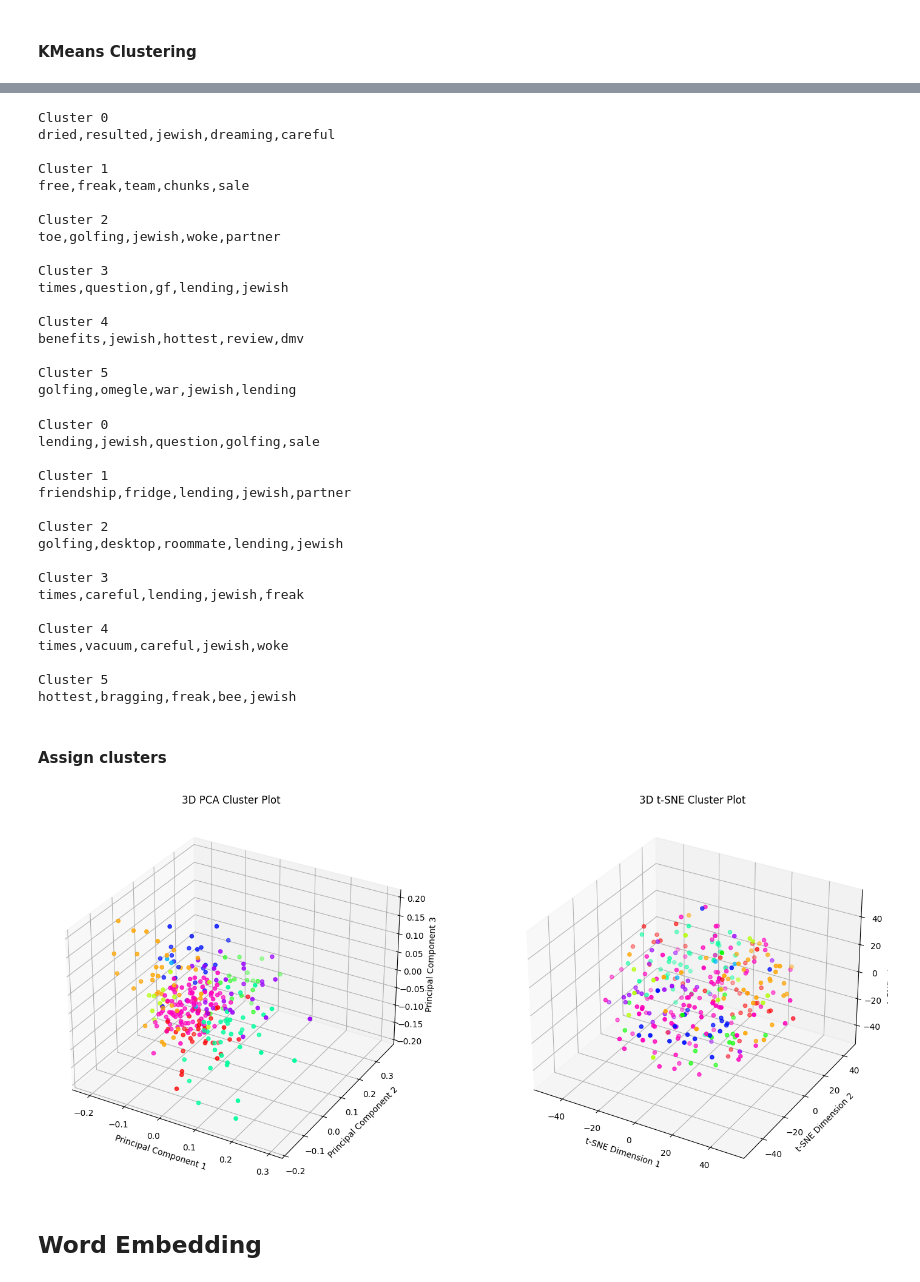
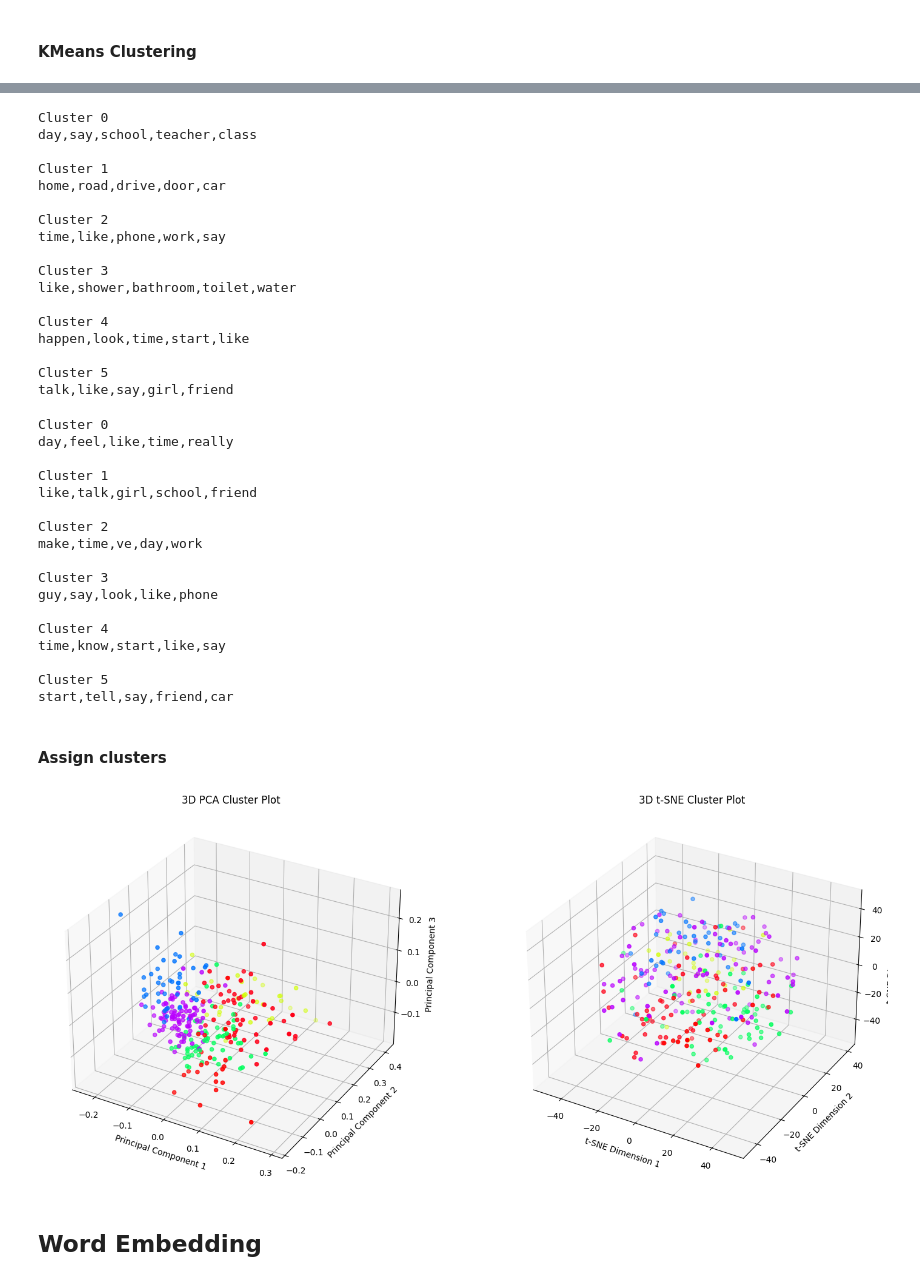
Before and after one commit to KacpiPL/Text_mining_tifu, a Jupyter notebook: scripts/2_clustering.ipynb, the cells around one changed output, grey strips where cells are left out. Drawn from its saved outputs; the diff is of its cells as text; code cells hidden in the pictures.

```diff
--- a/scripts/2_clustering.ipynb
+++ b/scripts/2_clustering.ipynb
@@ -31,5 +29,5 @@ import seaborn as sns
 # %%
-df = pd.read_pickle('../data/tifu_cleaned.pkl')
+df = pd.read_pickle('../data/tifu_cleaned_2.pkl')
 # %% [markdown]
 ## Clustering
 # %% [markdown]
@@ -91,52 +88,52 @@ plt.show()
 # %%
-get_top_keywords(text_tfidf, clusters_tfidf, tfidf.get_feature_names_out(), 5)
+cf.get_top_keywords(text_tfidf, clusters_tfidf, tfidf.get_feature_names_out(), 5)
 # %% [output]
 Cluster 0
-dried,resulted,jewish,dreaming,careful
+day,say,school,teacher,class
 
 Cluster 1
-free,freak,team,chunks,sale
+home,road,drive,door,car
 
 Cluster 2
-toe,golfing,jewish,woke,partner
+time,like,phone,work,say
 
 Cluster 3
-times,question,gf,lending,jewish
+like,shower,bathroom,toilet,water
 
 Cluster 4
-benefits,jewish,hottest,review,dmv
+happen,look,time,start,like
 
 Cluster 5
-golfing,omegle,war,jewish,lending
+talk,like,say,girl,friend
 # %%
-get_top_keywords(text_tfidf, clusters_kmedoids, tfidf.get_feature_names_out(), 5)
+cf.get_top_keywords(text_tfidf, clusters_kmedoids, tfidf.get_feature_names_out(), 5)
 # %% [output]
 Cluster 0
-lending,jewish,question,golfing,sale
+day,feel,like,time,really
 
 Cluster 1
-friendship,fridge,lending,jewish,partner
+like,talk,girl,school,friend
 
 Cluster 2
-golfing,desktop,roommate,lending,jewish
+make,time,ve,day,work
 
 Cluster 3
-times,careful,lending,jewish,freak
+guy,say,look,like,phone
 
 Cluster 4
-times,vacuum,careful,jewish,woke
+time,know,start,like,say
 
 Cluster 5
-hottest,bragging,freak,bee,jewish
+start,tell,say,friend,car
 # %% [markdown]
 #### Assign clusters
 # %%
 df['cluster'] = clusters_tfidf
 # %%
 # Call the 3D PCA plot function
-plot_3d_pca_tsna(text_tfidf, clusters_tfidf)
+cf.plot_3d_pca_tsna(text_tfidf, clusters_tfidf)
 #plot_3d_pca_tsna(text_tfidf, clusters_tfidf)
 # %% [output]
-[figure, old version]
+[figure, new version]
 # %% [markdown]
 ## Word Embedding
```
Also changed, not shown: parts of 35 cells of this notebook, 3 other files.
